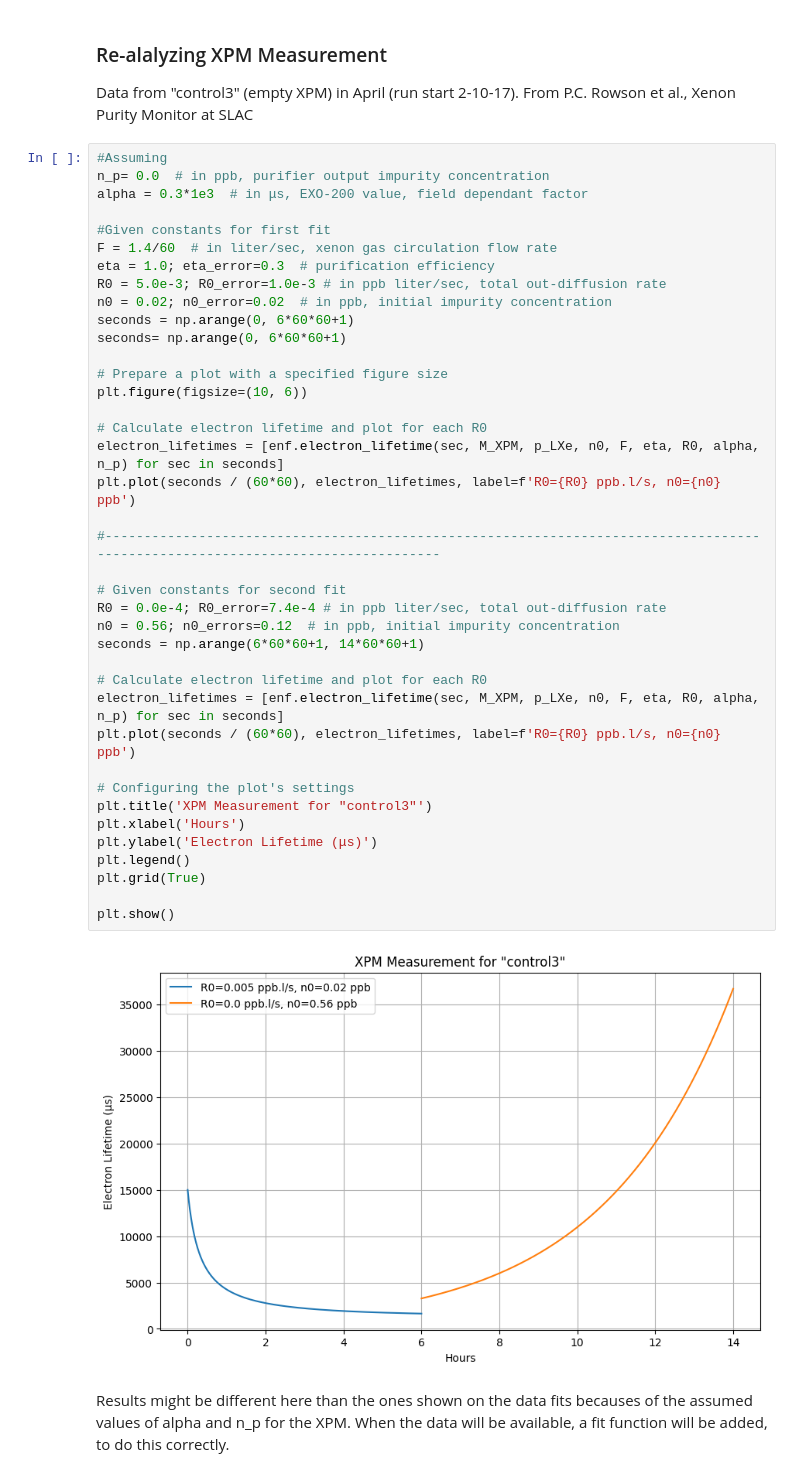
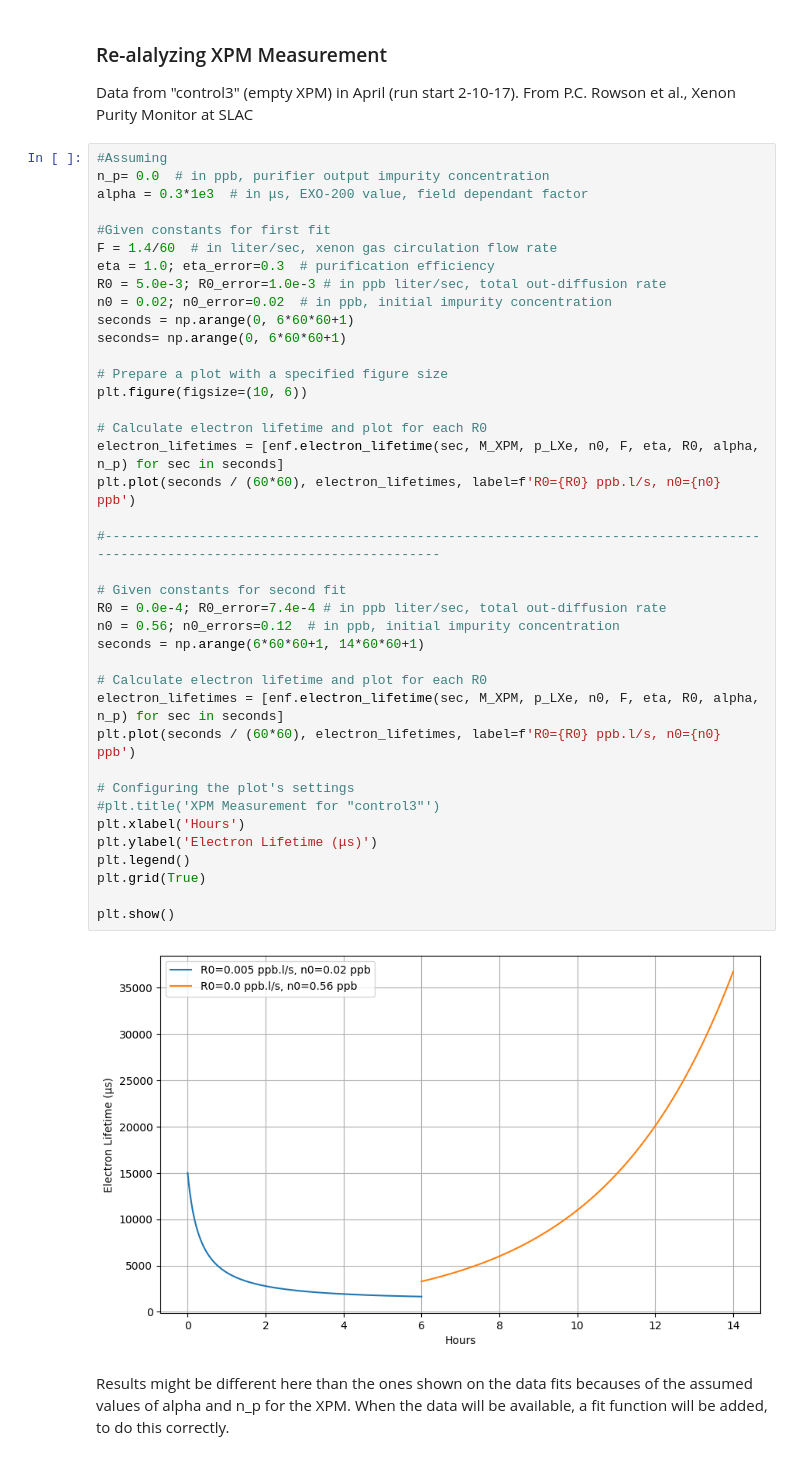
Before and after one commit to antoine-amy/Electronegative_impurities, a Jupyter notebook: Electronegative_impurities_studies.ipynb, the cells around one changed output. Saved outputs shown, nothing was run; the diff lists cells and outputs as text.

```diff
--- a/Electronegative_impurities_studies.ipynb
+++ b/Electronegative_impurities_studies.ipynb
@@ -104,35 +107,35 @@ R0 = 5.0e-3; R0_error=1.0e-3 # in ppb liter/sec, total out-diffusion rate
 n0 = 0.02; n0_error=0.02  # in ppb, initial impurity concentration
 seconds = np.arange(0, 6*60*60+1)
 seconds= np.arange(0, 6*60*60+1)
 
 # Prepare a plot with a specified figure size
 plt.figure(figsize=(10, 6))
 
 # Calculate electron lifetime and plot for each R0
 electron_lifetimes = [enf.electron_lifetime(sec, M_XPM, p_LXe, n0, F, eta, R0, alpha, n_p) for sec in seconds]
 plt.plot(seconds / (60*60), electron_lifetimes, label=f'R0={R0} ppb.l/s, n0={n0} ppb')
 
 #--------------------------------------------------------------------------------------------------------------------------------
 
 # Given constants for second fit
 R0 = 0.0e-4; R0_error=7.4e-4 # in ppb liter/sec, total out-diffusion rate
 n0 = 0.56; n0_errors=0.12  # in ppb, initial impurity concentration
 seconds = np.arange(6*60*60+1, 14*60*60+1)
 
 # Calculate electron lifetime and plot for each R0
 electron_lifetimes = [enf.electron_lifetime(sec, M_XPM, p_LXe, n0, F, eta, R0, alpha, n_p) for sec in seconds]
 plt.plot(seconds / (60*60), electron_lifetimes, label=f'R0={R0} ppb.l/s, n0={n0} ppb')
 
 # Configuring the plot's settings
-plt.title('XPM Measurement for "control3"')
+#plt.title('XPM Measurement for "control3"')
 plt.xlabel('Hours')
 plt.ylabel('Electron Lifetime (μs)')
 plt.legend()
 plt.grid(True)
 
 plt.show()
 # %% [output]
-[figure, old version]
+[figure, new version]
 # %% [markdown]
 Results might be different here than the ones shown on the data fits becauses of the assumed values of alpha and n_p for the XPM. When the data will be available, a fit function will be added, to do this correctly.
 # %% [markdown]
```
Also changed, not shown: parts of 25 cells of this notebook, 6 other files.
